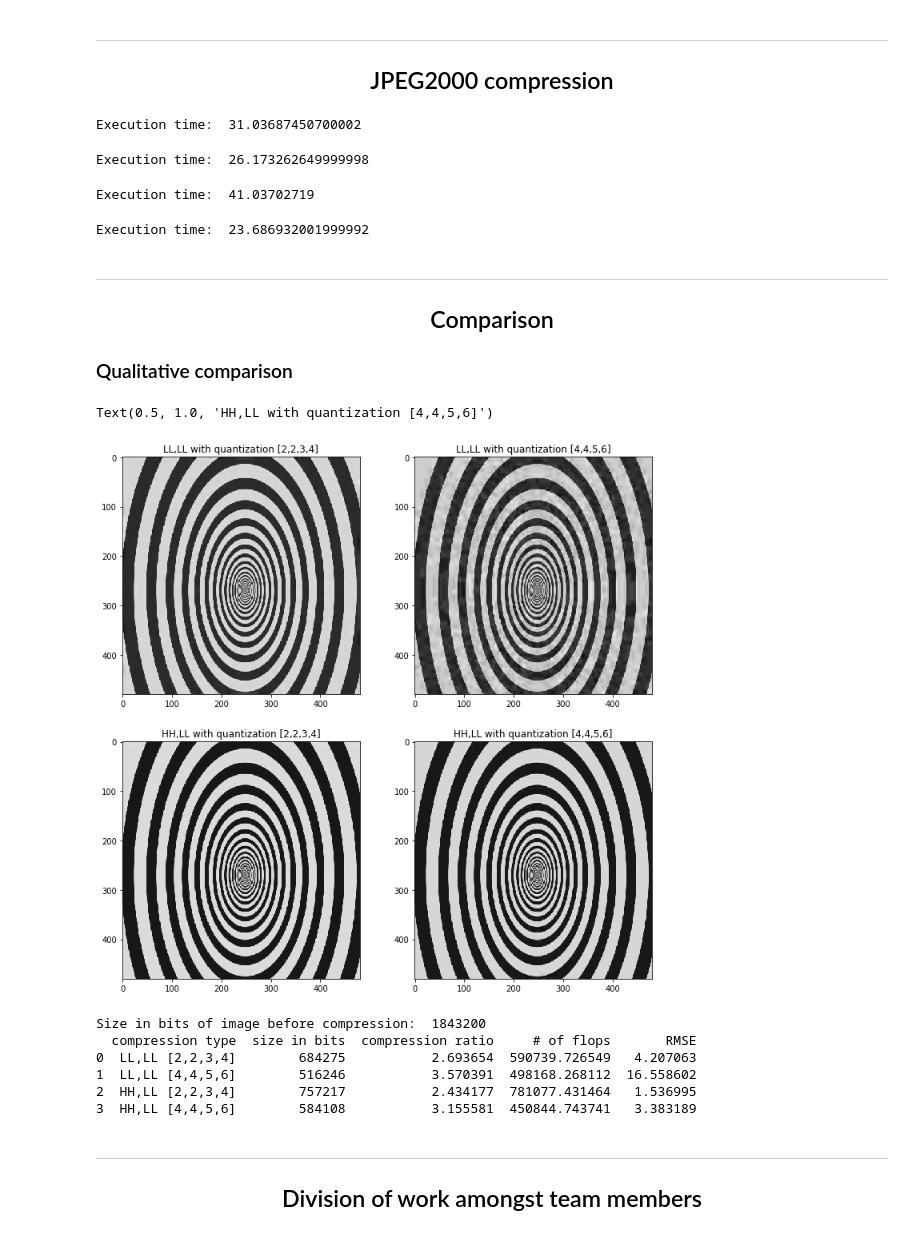
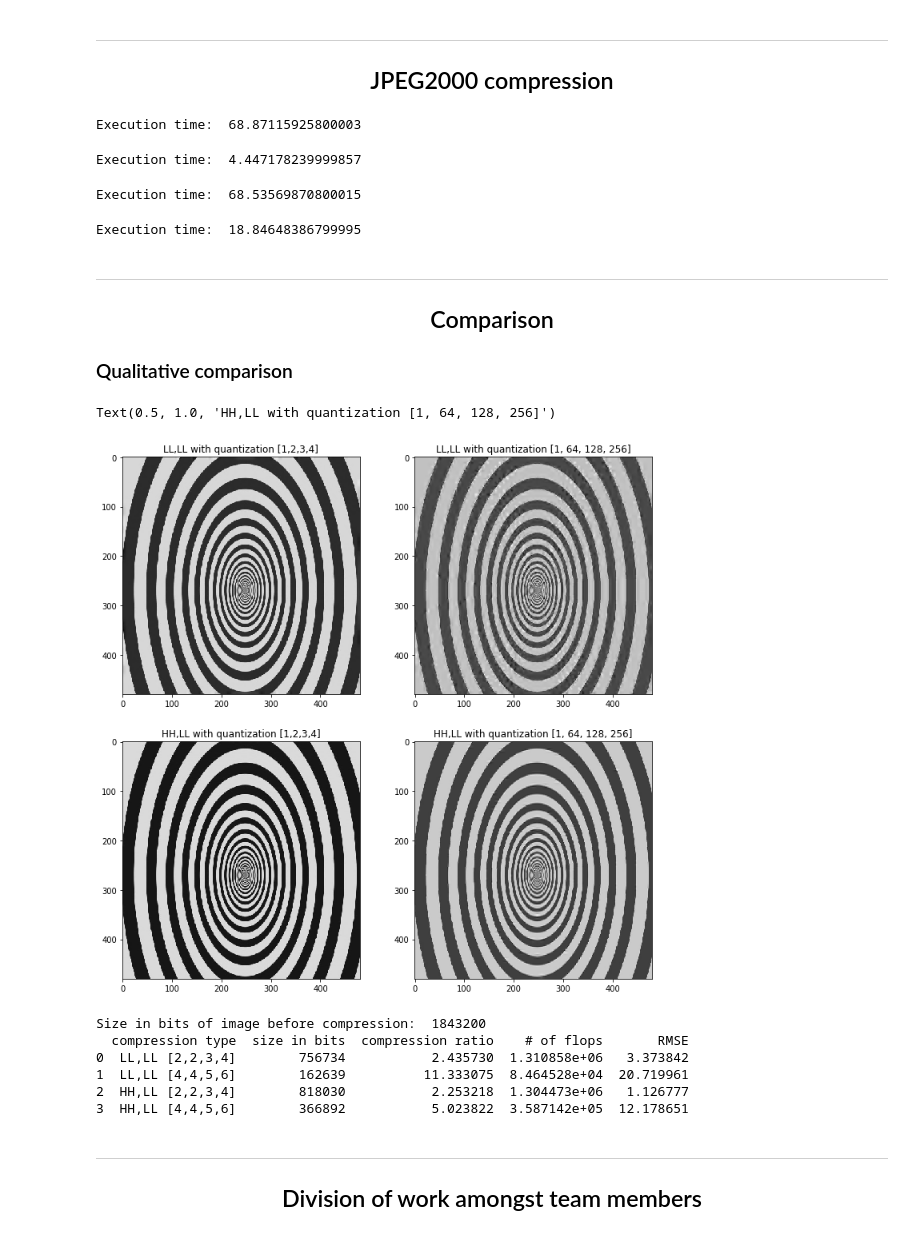
Before and after one commit to mmahrouss/JPEG-Compression, a Jupyter notebook: main.ipynb, the cells around one changed output. Drawn from its saved outputs; the diff is of its cells as text; code cells hidden in the pictures.

Commit message:
experimenting with quantization levels

```diff
--- a/main.ipynb
+++ b/main.ipynb
@@ -225,7 +225,7 @@ Size in bits of image before compression:  3256320
 levels = [[0],[0,0]]
 
 ## LL block will be quantized by 2s, LH by 2s, HL by 3 and HH by 4.
-quantization_Array = [2, 2, 3, 4]
+quantization_Array = [1, 2, 3, 4]
 
 
 encoded = [] # An array containing all 4 huffcodes resulting from the encoding process
@@ -242,9 +242,9 @@ execution_time.append(timeit.default_timer() - start)
 
 print("Execution time: ", execution_time[0])
 # %% [output]
-Execution time:  31.03687450700002
+Execution time:  68.87115925800003
 # %%
-quantization_Array = [4, 4, 5, 6]
+quantization_Array = [1, 64, 128, 256]
 
 start = timeit.default_timer()
 #LL, LL with quantization [4, 4, 5, 6]
@@ -256,12 +256,12 @@ execution_time.append(timeit.default_timer() - start)
 
 print("Execution time: ", execution_time[1])
 # %% [output]
-Execution time:  26.173262649999998
+Execution time:  4.447178239999857
 # %%
 levels = [[1],[1,0]]
 
 ## LL block will be quantized by 2s, LH by 2s, HL by 3 and HH by 4.
-quantization_Array = [2, 2, 3, 4]
+quantization_Array = [1, 2, 3, 4]
 
 start = timeit.default_timer()
 # HH, LL with quantization [2,2,3,4]
@@ -273,9 +273,9 @@ execution_time.append(timeit.default_timer() - start)
 
 print("Execution time: ", execution_time[2])
 # %% [output]
-Execution time:  41.03702719
+Execution time:  68.53569870800015
 # %%
-quantization_Array = [4, 4, 5, 6]
+quantization_Array = [1, 64, 128, 256]
 
 start = timeit.default_timer()
 
@@ -286,7 +286,7 @@ execution_time.append(timeit.default_timer() - start)
 
 print("Execution time: ", execution_time[3])
 # %% [output]
-Execution time:  23.686932001999992
+Execution time:  18.84648386799995
 # %% [markdown]
 
 
@@ -299,16 +299,16 @@ Execution time:  23.686932001999992
 # %%
 f, axarr = plt.subplots(2,2, figsize = (12,12))
 axarr[0,0].imshow(reconstructed[0], cmap = "gray")
-axarr[0,0].set_title("LL,LL with quantization [2,2,3,4]")
+axarr[0,0].set_title("LL,LL with quantization [1,2,3,4]")
 axarr[0,1].imshow(reconstructed[1], cmap = "gray")
-axarr[0,1].set_title("LL,LL with quantization [4,4,5,6]")
+axarr[0,1].set_title("LL,LL with quantization [1, 64, 128, 256]")
 axarr[1,0].imshow(reconstructed[2], cmap = "gray")
-axarr[1,0].set_title("HH,LL with quantization [2,2,3,4]")
+axarr[1,0].set_title("HH,LL with quantization [1,2,3,4]")
 axarr[1,1].imshow(reconstructed[3], cmap = "gray")
-axarr[1,1].set_title("HH,LL with quantization [4,4,5,6]")
+axarr[1,1].set_title("HH,LL with quantization [1, 64, 128, 256]")
 # %% [output]
-Text(0.5, 1.0, 'HH,LL with quantization [4,4,5,6]')
+Text(0.5, 1.0, 'HH,LL with quantization [1, 64, 128, 256]')
-[figure, old version]
+[figure, new version]
 # %%
 # Amount of compression achieved
 imarr = check_image(im)
@@ -355,11 +355,11 @@ df = pd.DataFrame(data)
 print(df)
 # %% [output]
 Size in bits of image before compression:  1843200
-  compression type  size in bits  compression ratio     # of flops       RMSE
-0  LL,LL [2,2,3,4]        684275           2.693654  590739.726549   4.207063
-1  LL,LL [4,4,5,6]        516246           3.570391  498168.268112  16.558602
-2  HH,LL [2,2,3,4]        757217           2.434177  781077.431464   1.536995
-3  HH,LL [4,4,5,6]        584108           3.155581  450844.743741   3.383189
+  compression type  size in bits  compression ratio    # of flops       RMSE
+0  LL,LL [2,2,3,4]        756734           2.435730  1.310858e+06   3.373842
+1  LL,LL [4,4,5,6]        162639          11.333075  8.464528e+04  20.719961
+2  HH,LL [2,2,3,4]        818030           2.253218  1.304473e+06   1.126777
+3  HH,LL [4,4,5,6]        366892           5.023822  3.587142e+05  12.178651
 # %% [markdown]
 
 
```
